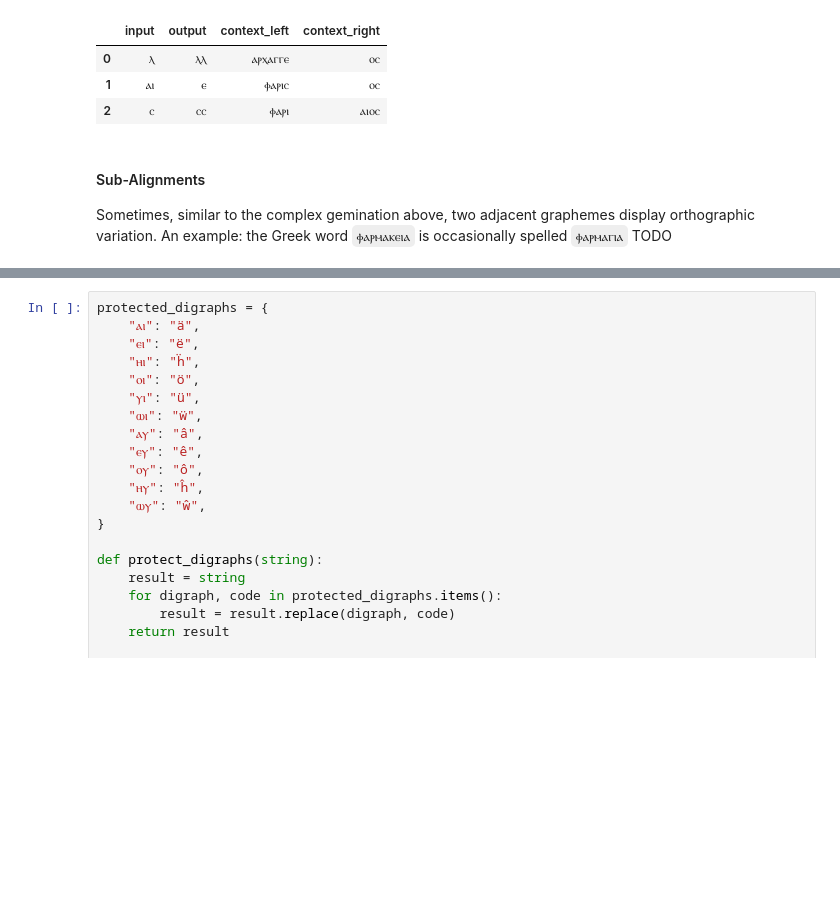
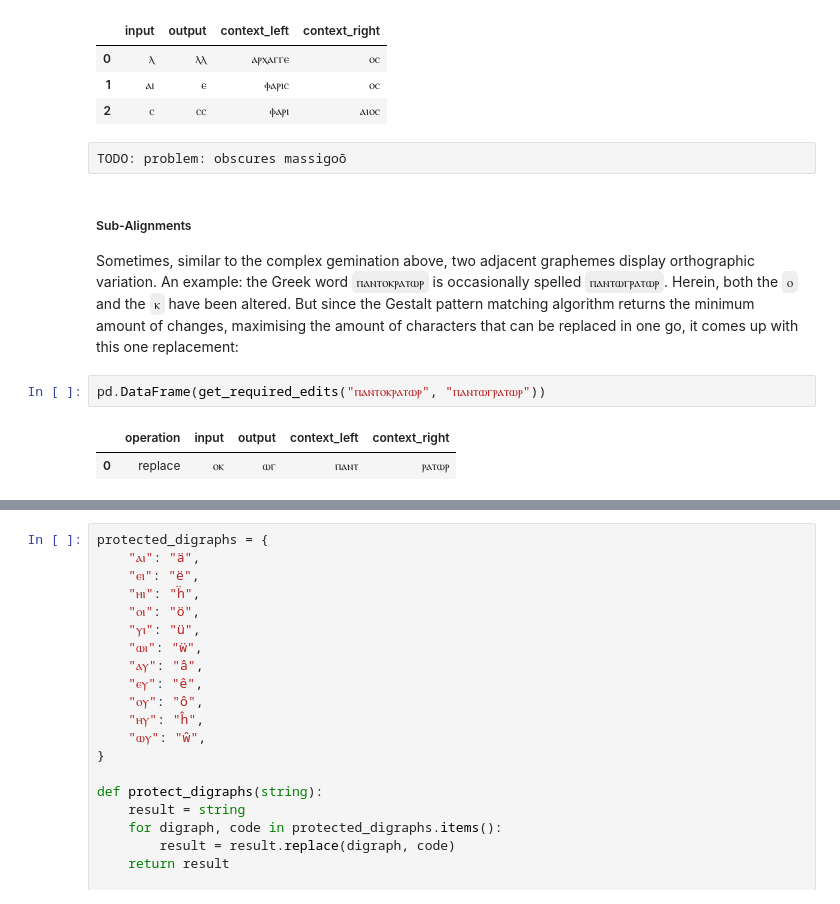
Before and after one commit to kmein/greek-coptic, a Jupyter notebook: greek-coptic.ipynb, the cells around one changed output, grey strips where cells are left out. Saved outputs shown, nothing was run; the diff lists cells and outputs as text; blank space fills up the shorter version.

```diff
--- a/greek-coptic.ipynb
+++ b/greek-coptic.ipynb
@@ -430,8 +436,16 @@ pd.DataFrame(
 | 0 | ⲗ | ⲗⲗ | ⲁⲣⲭⲁⲅⲅⲉ | ⲟⲥ |
 | 1 | ⲁⲓ | ⲉ | ⲫⲁⲣⲓⲥ | ⲟⲥ |
 | 2 | ⲥ | ⲥⲥ | ⲫⲁⲣⲓ | ⲁⲓⲟⲥ |
+# %% [raw]
+TODO: problem: obscures massigoō
 # %% [markdown]
-#### Sub-Alignments
+##### Sub-Alignments
 
 Sometimes, similar to the complex gemination above, two adjacent graphemes display orthographic variation.
-An example: the Greek word `ⲫⲁⲣⲙⲁⲕⲉⲓⲁ` is occasionally spelled `ⲫⲁⲣⲙⲁⲅⲓⲁ` TODO
+An example: the Greek word `ⲡⲁⲛⲧⲟⲕⲣⲁⲧⲱⲣ` is occasionally spelled `ⲡⲁⲛⲧⲱⲅⲣⲁⲧⲱⲣ`. Herein, both the `ⲟ` and the `ⲕ` have been altered.
+But since the Gestalt pattern matching algorithm returns the minimum amount of changes, maximising the amount of characters that can be replaced in one go, it comes up with this one replacement:
+# %%
+pd.DataFrame(get_required_edits("ⲡⲁⲛⲧⲟⲕⲣⲁⲧⲱⲣ", "ⲡⲁⲛⲧⲱⲅⲣⲁⲧⲱⲣ"))
+# %% [output]
+|  | operation | input | output | context_left | context_right |
+| 0 | replace | ⲟⲕ | ⲱⲅ | ⲡⲁⲛⲧ | ⲣⲁⲧⲱⲣ |
```
Also changed, not shown: parts of 41 cells of this notebook.
